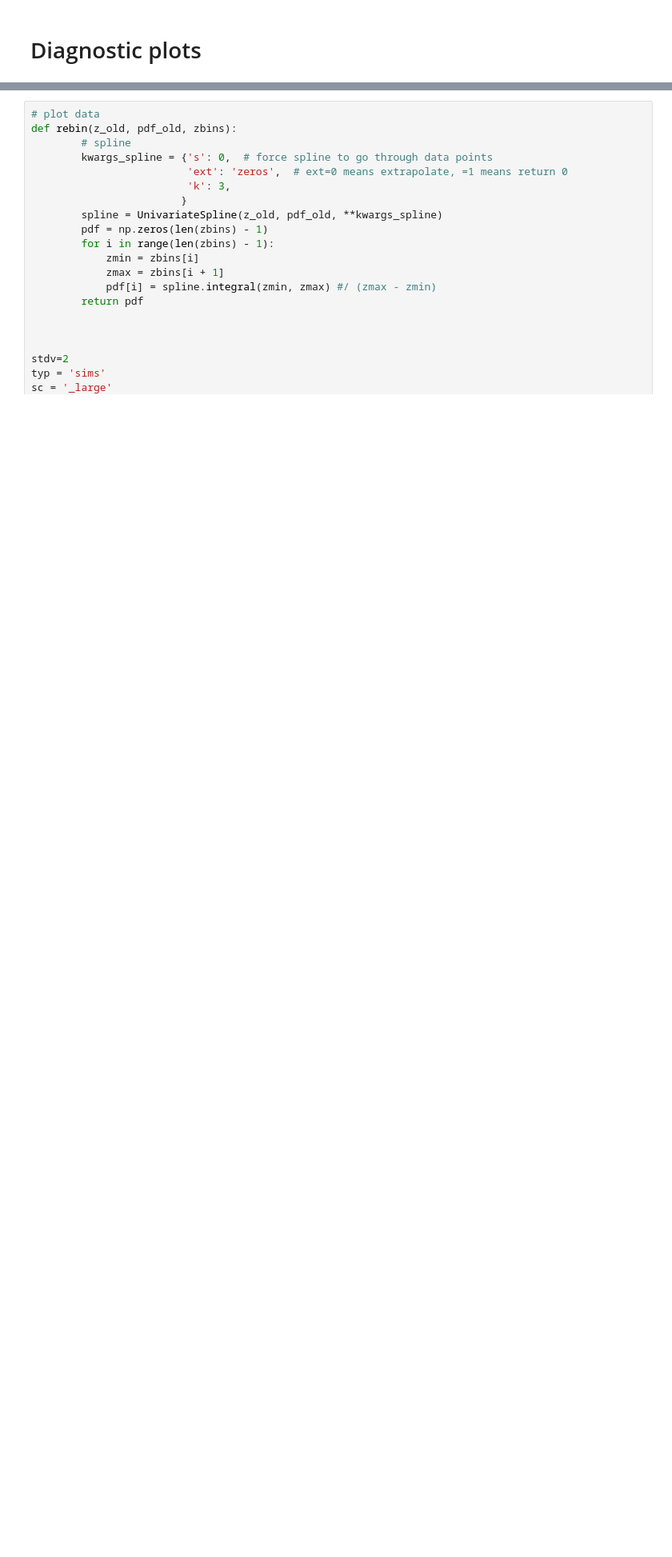
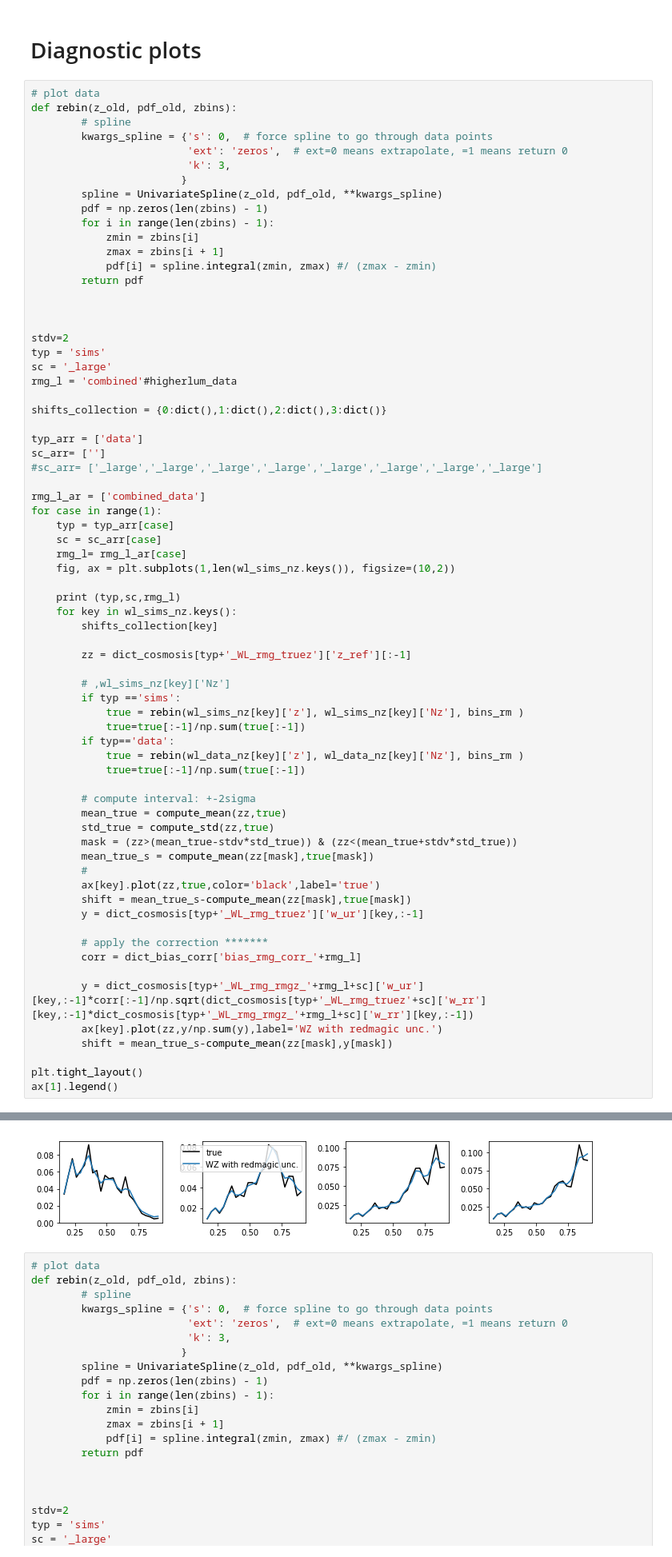
Before and after one commit to mgatti29/CORE, a Jupyter notebook: Preparing_results.ipynb, the cells around one changed output, grey strips where cells are left out. Shown at 80% size. Saved outputs shown, nothing was run; the diff lists cells and outputs as text; blank space fills up the shorter version.

```diff
--- a/Preparing_results.ipynb
+++ b/Preparing_results.ipynb
@@ -594,2 +682,72 @@ done
 # %% [markdown]
 # Diagnostic plots
+# %%
+# plot data
+def rebin(z_old, pdf_old, zbins):
+        # spline
+        kwargs_spline = {'s': 0,  # force spline to go through data points
+                         'ext': 'zeros',  # ext=0 means extrapolate, =1 means return 0
+                         'k': 3,
+                        }
+        spline = UnivariateSpline(z_old, pdf_old, **kwargs_spline)
+        pdf = np.zeros(len(zbins) - 1)
+        for i in range(len(zbins) - 1):
+            zmin = zbins[i]
+            zmax = zbins[i + 1]
+            pdf[i] = spline.integral(zmin, zmax) #/ (zmax - zmin)
+        return pdf
+
+
+
+stdv=2
+typ = 'sims'
+sc = '_large'
+rmg_l = 'combined'#higherlum_data
+
+shifts_collection = {0:dict(),1:dict(),2:dict(),3:dict()}
+
+typ_arr = ['data']
+sc_arr= ['']
+#sc_arr= ['_large','_large','_large','_large','_large','_large','_large','_large']
+
+rmg_l_ar = ['combined_data']
+for case in range(1):
+    typ = typ_arr[case]
+    sc = sc_arr[case]
+    rmg_l= rmg_l_ar[case]
+    fig, ax = plt.subplots(1,len(wl_sims_nz.keys()), figsize=(10,2))
+
+    print (typ,sc,rmg_l)
+    for key in wl_sims_nz.keys():
+        shifts_collection[key]
+
+        zz = dict_cosmosis[typ+'_WL_rmg_truez']['z_ref'][:-1]
+
+        # ,wl_sims_nz[key]['Nz']
+        if typ =='sims':
+            true = rebin(wl_sims_nz[key]['z'], wl_sims_nz[key]['Nz'], bins_rm )
+            true=true[:-1]/np.sum(true[:-1])
+        if typ=='data':
+            true = rebin(wl_data_nz[key]['z'], wl_data_nz[key]['Nz'], bins_rm )
+            true=true[:-1]/np.sum(true[:-1])
+
+        # compute interval: +-2sigma
+        mean_true = compute_mean(zz,true)
+        std_true = compute_std(zz,true)
+        mask = (zz>(mean_true-stdv*std_true)) & (zz<(mean_true+stdv*std_true))
+        mean_true_s = compute_mean(zz[mask],true[mask])
+        #
+        ax[key].plot(zz,true,color='black',label='true')
+        shift = mean_true_s-compute_mean(zz[mask],true[mask])
+        y = dict_cosmosis[typ+'_WL_rmg_truez']['w_ur'][key,:-1]
+
+        # apply the correction *******
+        corr = dict_bias_corr['bias_rmg_corr_'+rmg_l]
+
+        y = dict_cosmosis[typ+'_WL_rmg_rmgz_'+rmg_l+sc]['w_ur'][key,:-1]*corr[:-1]/np.sqrt(dict_cosmosis[typ+'_WL_rmg_truez'+sc]['w_rr'][key,:-1]*dict_cosmosis[typ+'_WL_rmg_rmgz_'+rmg_l+sc]['w_rr'][key,:-1])
+        ax[key].plot(zz,y/np.sum(y),label='WZ with redmagic unc.')
+        shift = mean_true_s-compute_mean(zz[mask],y[mask])
+
+plt.tight_layout()
+ax[1].legend()
+# %% [output]
@@ -596,3 +756,4 @@ done
+[figure, added]
 # %%
 # plot data
 def rebin(z_old, pdf_old, zbins):
```
Also changed, not shown: parts of 11 cells of this notebook, 2 other files.
